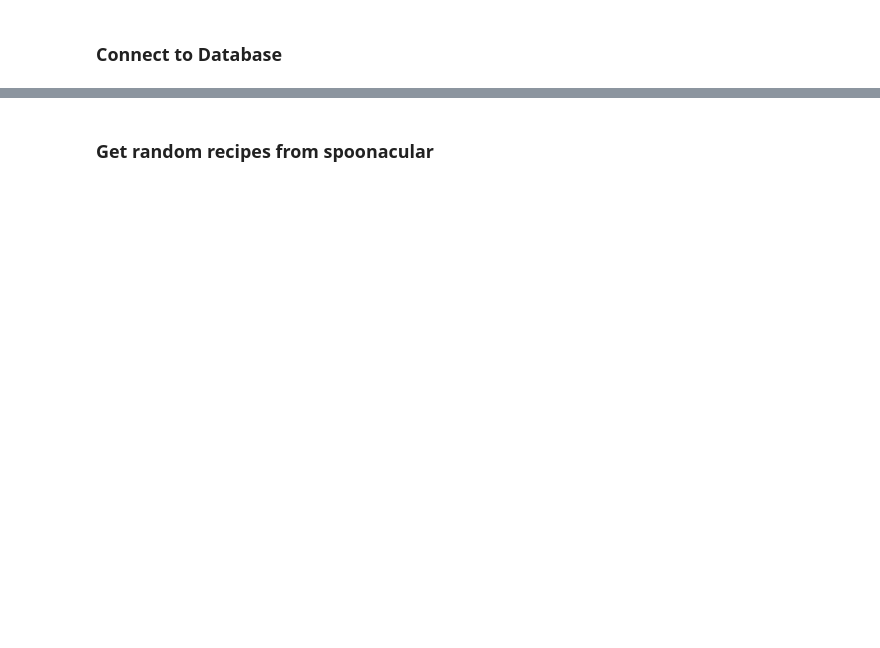
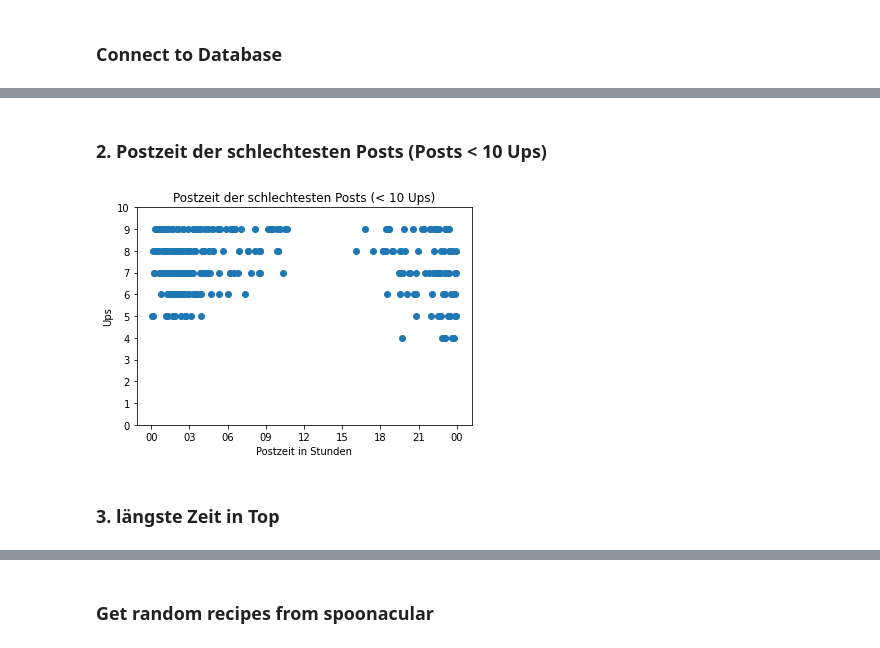
Before and after one commit to ZerhackerJagi/food_dashboard, a Jupyter notebook: Dashboard.ipynb, the cells around one changed output, grey strips where cells are left out. Cells and saved outputs as stored; diff of their text form; code cells hidden in the pictures; blank space fills up the shorter version.

```diff
--- a/Dashboard.ipynb
+++ b/Dashboard.ipynb
@@ -109,0 +144,14 @@ df
+# %% [markdown]
+### 2. Postzeit der schlechtesten Posts (Posts < 10 Ups)
+# %%
+plt.scatter(dfr_wodsl["time"], dfr_wodsl["ups"])
+plt.gca().xaxis.set_major_formatter(myFmt)
+plt.title("Postzeit der schlechtesten Posts (< 10 Ups)")
+plt.xlabel("Postzeit in Stunden")
+plt.ylabel("Ups")
+plt.yticks([0, 1,2,3,4,5,6,7,8,9,10])
+plt.show()
+# %% [output]
+[figure, added]
+# %% [markdown]
+### 3. längste Zeit in Top
```
Also changed, not shown: parts of 107 cells of this notebook.
